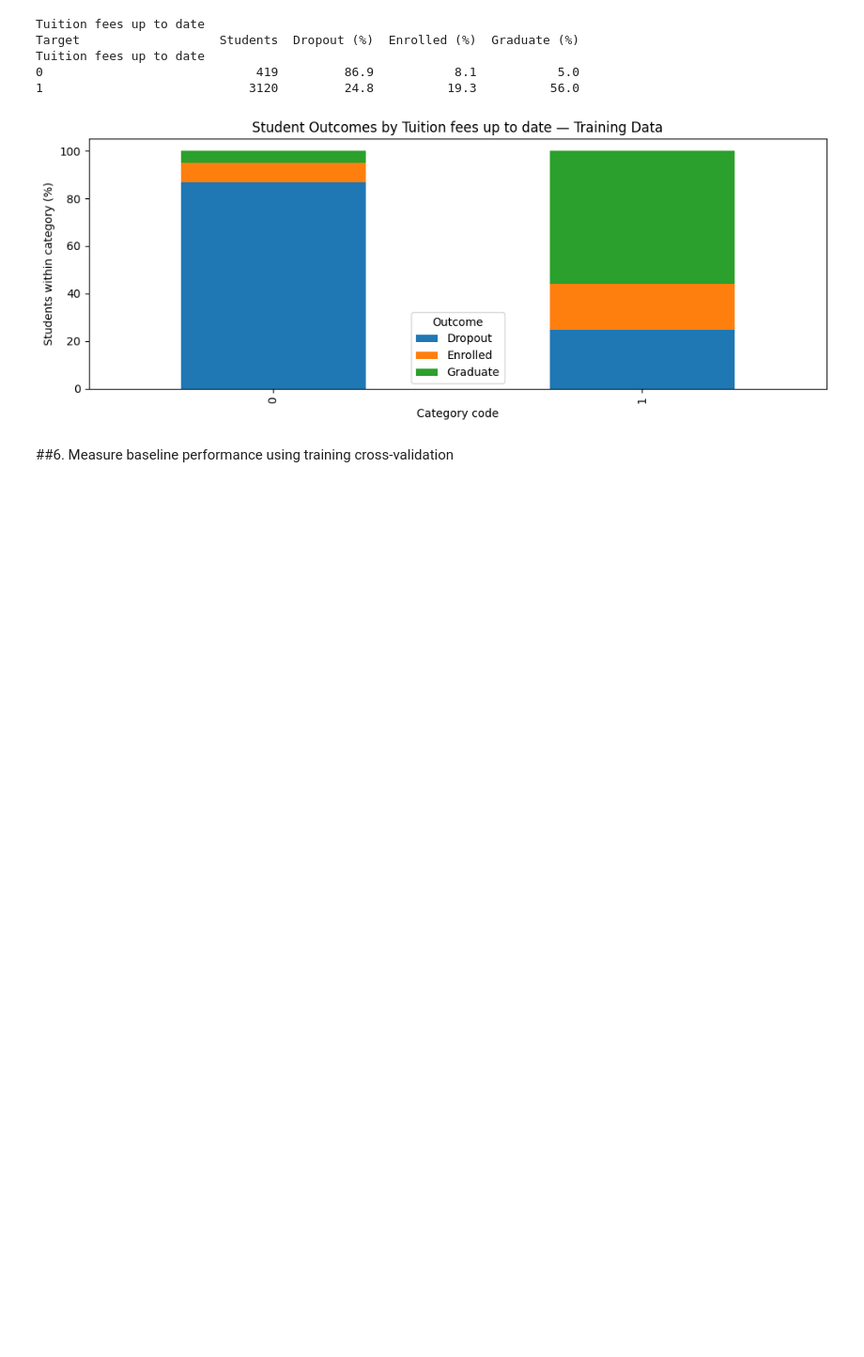
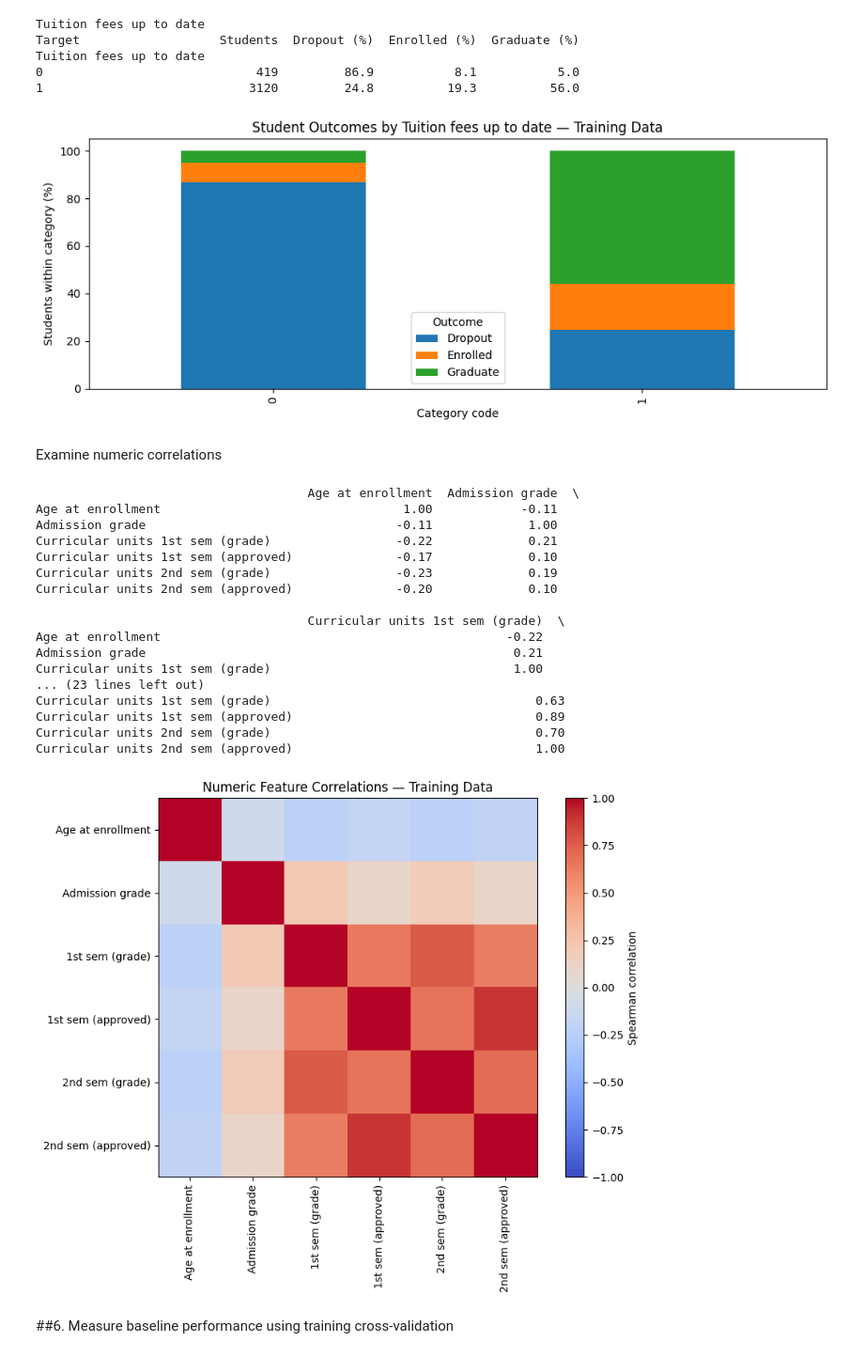
Before and after one commit to Ayesh2002/ml-student-dropout, a Jupyter notebook: 02_random_forest.ipynb, the cells around one changed output. Shown at 94% size. Saved outputs shown, nothing was run; the diff lists cells and outputs as text; code cells hidden in the pictures; blank space fills up the shorter version.

Commit message:
examine numeric feature correlations on training data

```diff
--- a/02_random_forest.ipynb
+++ b/02_random_forest.ipynb
@@ -331,6 +331,55 @@ Tuition fees up to date
 0                             419         86.9           8.1           5.0
 1                            3120         24.8          19.3          56.0
 [figure]
+# %% [markdown]
+Examine numeric correlations
+# %%
+# Calculate correlations using training data
+correlation = X_train[numeric_eda_cols].corr(method="spearman")
+
+print(correlation.round(2))
+
+# Shorten labels for readability
+labels = [
+    column.replace("Curricular units ", "")
+    for column in numeric_eda_cols
+]
+
+# Draw the correlation heatmap
+plt.figure(figsize=(9, 7))
+
+plt.imshow(
+    correlation,
+    cmap="coolwarm",
+    vmin=-1,
+    vmax=1
+)
+
+plt.xticks(range(len(labels)), labels, rotation=90)
+plt.yticks(range(len(labels)), labels)
+plt.colorbar(label="Spearman correlation")
+plt.title("Numeric Feature Correlations — Training Data")
+plt.tight_layout()
+plt.show()
+# %% [output]
+                                     Age at enrollment  Admission grade  \
+Age at enrollment                                 1.00            -0.11
+Admission grade                                  -0.11             1.00
+Curricular units 1st sem (grade)                 -0.22             0.21
+Curricular units 1st sem (approved)              -0.17             0.10
+Curricular units 2nd sem (grade)                 -0.23             0.19
+Curricular units 2nd sem (approved)              -0.20             0.10
+
+                                     Curricular units 1st sem (grade)  \
+Age at enrollment                                               -0.22
+Admission grade                                                  0.21
+Curricular units 1st sem (grade)                                 1.00
+... (23 lines left out)
+Curricular units 1st sem (grade)                                    0.63
+Curricular units 1st sem (approved)                                 0.89
+Curricular units 2nd sem (grade)                                    0.70
+Curricular units 2nd sem (approved)                                 1.00
+[figure, added]
 # %% [markdown]
 ##6. Measure baseline performance using training cross-validation
 # %%
```
